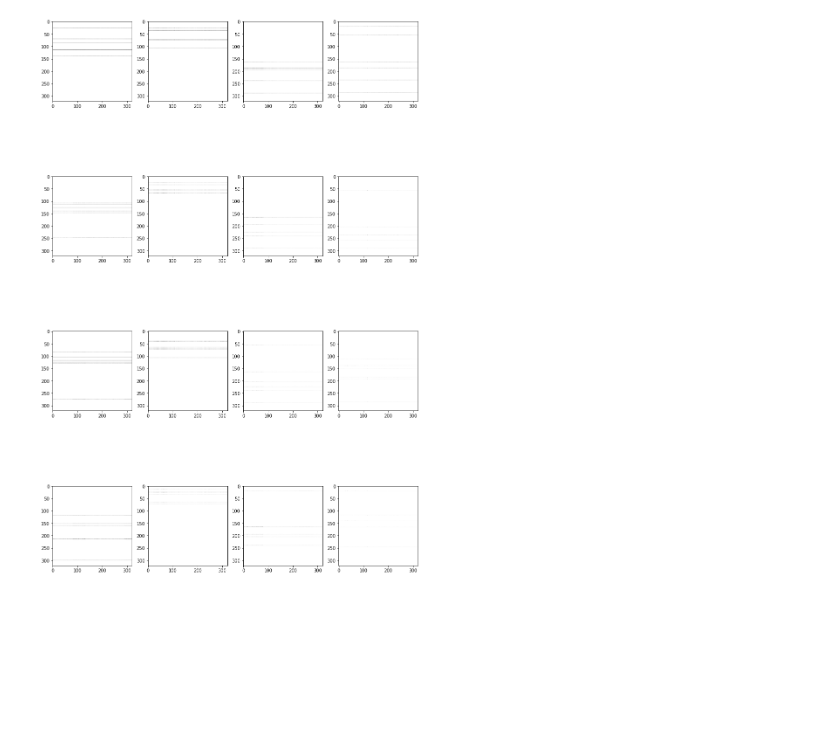
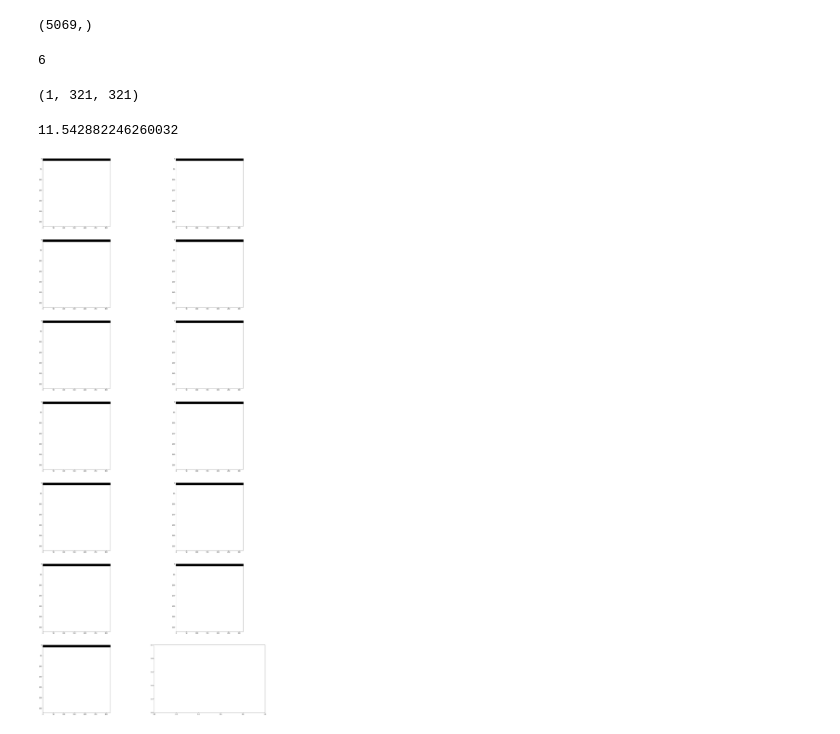
Before and after one commit to Kim-Ju-Hyeon/GSL, a Jupyter notebook: Jupyter Notebook/ECL_Result_Visualization.ipynb, the cells around one changed output. Cells and saved outputs as stored; diff of their text form; code cells hidden in the pictures; blank space fills up the shorter version.

Commit message:
EXP Visualization ETT and ECL

```diff
--- a/Jupyter Notebook/ECL_Result_Visualization.ipynb
+++ b/Jupyter Notebook/ECL_Result_Visualization.ipynb
@@ -27,7 +27,7 @@ from torch_geometric.utils import to_dense_adj, dense_to_sparse
 from utils.scalers import *
 from utils.score import *
 # %%
-exp_dirs = glob('../exp/0729_ECL_EXP/stacks_3__n_head_4__mlp_stack_512_0731_025530')
+exp_dirs = glob('../exp/08*_ECL_EXP/*')
 exp_dirs.sort()
 # %%
 exp_dirs
@@ -37,12 +41,12 @@ exp_dirs
 loss_list = []
 
 for exp in exp_dirs:
-    test_result_dirs = glob(escape(exp+'/test_result.pickle'))
+    test_result_dirs = glob(escape(exp+'/test_score.pickle'))
     if len(test_result_dirs) == 0:
         loss = 100
     else:
         test_result = pickle.load(open(test_result_dirs[0], 'rb'))
-        loss = test_result['score']['scaled_score']['MAE']
+        loss = test_result['scaled_score']['MAE']
 
     loss_list.append(loss)
 
@@ -230,9 +187,36 @@ for jj in range(singual_backcast.shape[1]):
+# %%
+test_result['attention_matrix'].shape
+# %% [output]
+(5069,)
+# %%
+len(test_result['attention_matrix'][0]['Trend'])
+# %% [output]
+6
+# %%
+test_result['attention_matrix'][0]['Trend'][0]
+# %% [output]
+(1, 321, 321)
+# %%
+np.log(321)*2
+# %% [output]
+11.542882246260032
 # %%
-fig, axes = plt.subplots(nrows=config.forecasting_module.stack_num+config.forecasting_module.singular_stack_num, ncols=config.graph_learning.n_head,
-                        figsize=(5*ncol, 5*nrow))
+nrows = config.forecasting_module.stack_num+config.forecasting_module.singular_stack_num
 
-for ii in range(config.forecasting_module.stack_num + config.forecasting_module.singular_stack_num):
-    for jj in range(config.graph_learning.n_head):
-        axes[ii,jj].imshow(test_result['attention_matrix'][-1, ii, 0, jj], cmap='Greys')
+fig, axes = plt.subplots(nrows=nrows, ncols=2,
+                        figsize=(5*ncol, 10*nrow))
+
+attn = test_result['attention_matrix'][0]
+
+trend_attn = attn['Trend']
+season_attn = attn['Seasonality']
+singular_attn = attn['Singular']
+
+for ii in range(len(trend_attn)):
+    axes[ii, 0].imshow(trend_attn[ii].squeeze(), cmap='Greys')
+    axes[ii, 1].imshow(season_attn[ii].squeeze(), cmap='Greys')
+
+for i in range(len(singular_attn)):
+    axes[ii+i+1, 0].imshow(singular_attn[i].squeeze(), cmap='Greys')
 # %% [output]
-[figure, old version]
+[figure, new version]
```
Also changed, not shown: parts of 16 cells of this notebook, 1 other file.
